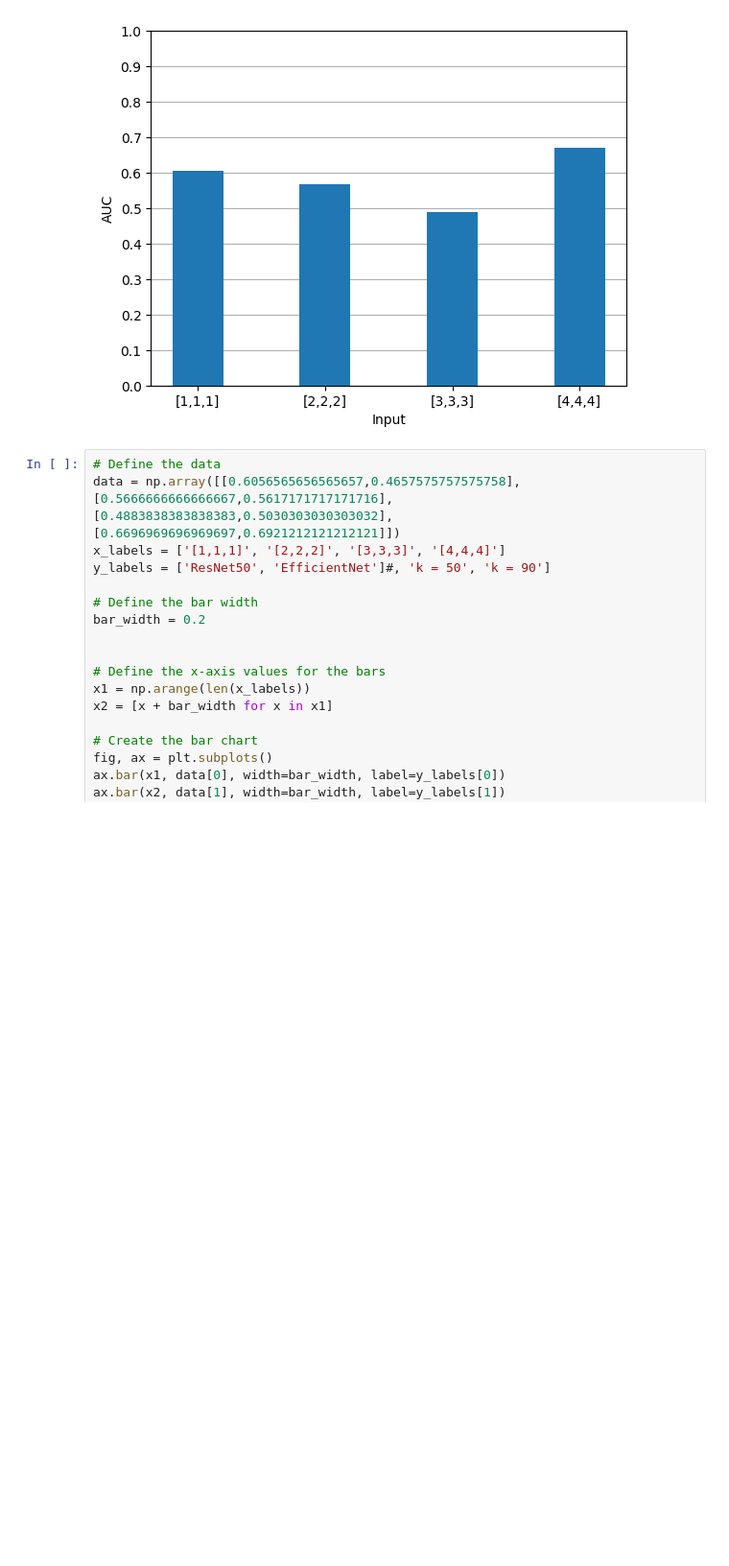
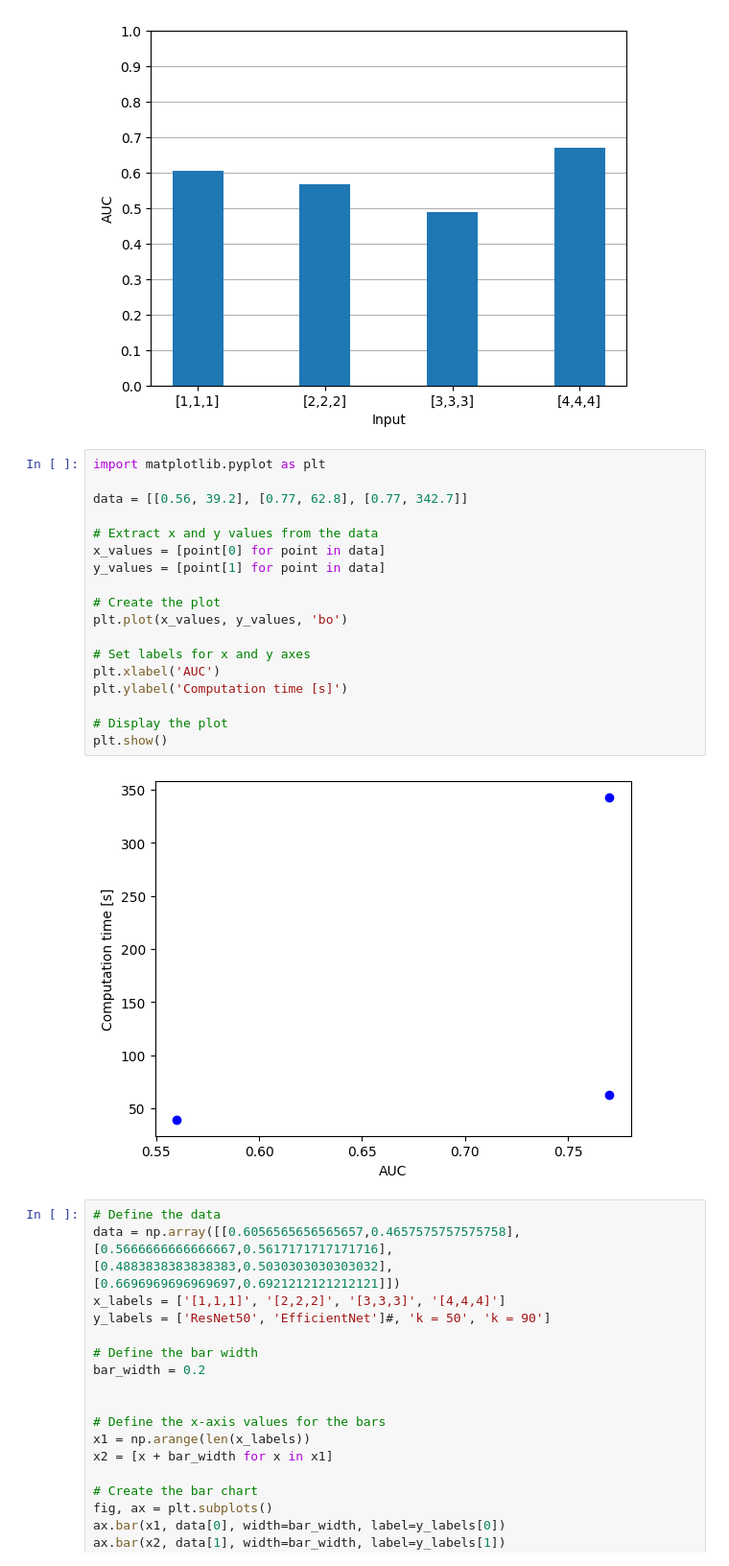
Before and after one commit to svenbbsp/BEP_sbierenbroodspot_1334859, a Jupyter notebook: Technical_research/plotting.ipynb, the cells around one changed output. Shown at 96% size. Cells and saved outputs as stored; diff of their text form; blank space fills up the shorter version.

```diff
--- a/Technical_research/plotting.ipynb
+++ b/Technical_research/plotting.ipynb
@@ -22,6 +22,26 @@ plt.yticks(np.linspace(0, 1, 11))
 plt.show()
 # %% [output]
 [figure]
+# %%
+import matplotlib.pyplot as plt
+
+data = [[0.56, 39.2], [0.77, 62.8], [0.77, 342.7]]
+
+# Extract x and y values from the data
+x_values = [point[0] for point in data]
+y_values = [point[1] for point in data]
+
+# Create the plot
+plt.plot(x_values, y_values, 'bo')
+
+# Set labels for x and y axes
+plt.xlabel('AUC')
+plt.ylabel('Computation time [s]')
+
+# Display the plot
+plt.show()
+# %% [output]
+[figure, added]
 # %%
 # Define the data
 data = np.array([[0.6056565656565657,0.4657575757575758], [0.5666666666666667,0.5617171717171716], [0.4883838383838383,0.5030303030303032],[0.6696969696969697,0.6921212121212121]])
```
Also changed, not shown: parts of 1 cell of this notebook, 9 other files.
